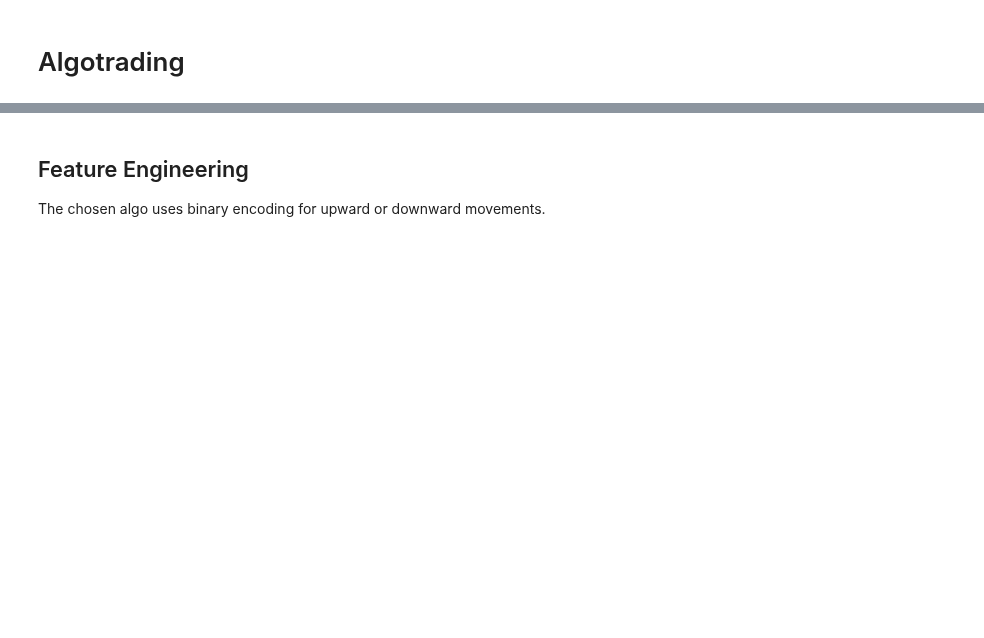
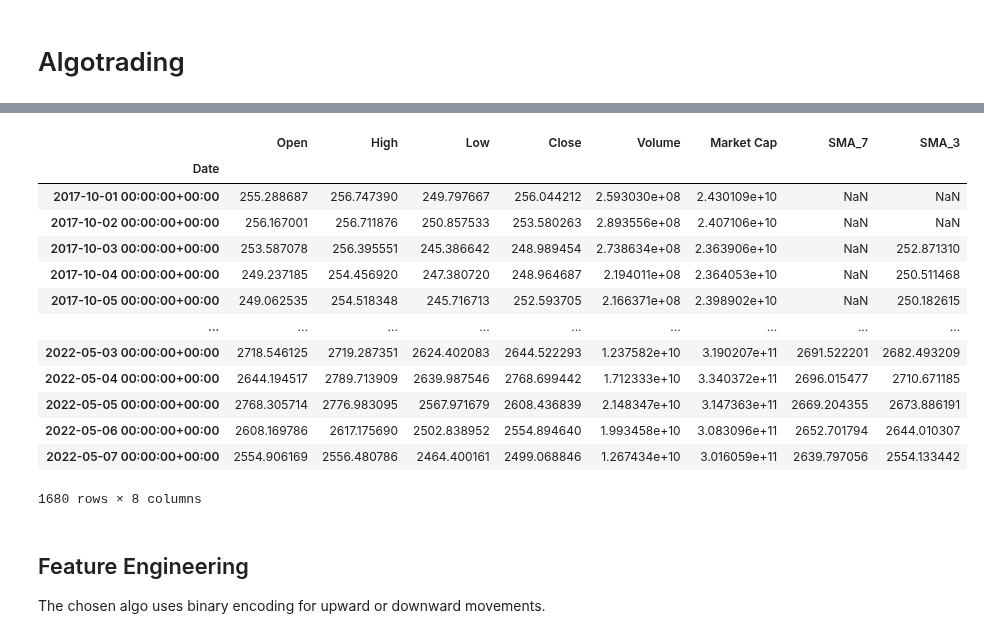
Before and after one commit to giocaizzi/surfingcrypto, a Jupyter notebook: notebooks/algotrading.ipynb, the cells around one changed output, grey strips where cells are left out. Saved outputs shown, nothing was run; the diff lists cells and outputs as text; code cells hidden in the pictures; blank space fills up the shorter version.

```diff
--- a/notebooks/algotrading.ipynb
+++ b/notebooks/algotrading.ipynb
@@ -43,3 +26,21 @@ ts.df
+# %%
+ts.ta_indicators({"sma":[{"fast":3,"slow":7}]})
+ts.df
+# %% [output]
+|  | Open | High | Low | Close | Volume | Market Cap | SMA_7 | SMA_3 |
+| Date |  |  |  |  |  |  |  |  |
+| 2017-10-01 00:00:00+00:00 | 255.288687 | 256.747390 | 249.797667 | 256.044212 | 2.593030e+08 | 2.430109e+10 | NaN | NaN |
+| 2017-10-02 00:00:00+00:00 | 256.167001 | 256.711876 | 250.857533 | 253.580263 | 2.893556e+08 | 2.407106e+10 | NaN | NaN |
+| 2017-10-03 00:00:00+00:00 | 253.587078 | 256.395551 | 245.386642 | 248.989454 | 2.738634e+08 | 2.363906e+10 | NaN | 252.871310 |
+| 2017-10-04 00:00:00+00:00 | 249.237185 | 254.456920 | 247.380720 | 248.964687 | 2.194011e+08 | 2.364053e+10 | NaN | 250.511468 |
+| 2017-10-05 00:00:00+00:00 | 249.062535 | 254.518348 | 245.716713 | 252.593705 | 2.166371e+08 | 2.398902e+10 | NaN | 250.182615 |
+| ... | ... | ... | ... | ... | ... | ... | ... | ... |
+| 2022-05-03 00:00:00+00:00 | 2718.546125 | 2719.287351 | 2624.402083 | 2644.522293 | 1.237582e+10 | 3.190207e+11 | 2691.522201 | 2682.493209 |
+| 2022-05-04 00:00:00+00:00 | 2644.194517 | 2789.713909 | 2639.987546 | 2768.699442 | 1.712333e+10 | 3.340372e+11 | 2696.015477 | 2710.671185 |
+| 2022-05-05 00:00:00+00:00 | 2768.305714 | 2776.983095 | 2567.971679 | 2608.436839 | 2.148347e+10 | 3.147363e+11 | 2669.204355 | 2673.886191 |
+| 2022-05-06 00:00:00+00:00 | 2608.169786 | 2617.175690 | 2502.838952 | 2554.894640 | 1.993458e+10 | 3.083096e+11 | 2652.701794 | 2644.010307 |
+| 2022-05-07 00:00:00+00:00 | 2554.906169 | 2556.480786 | 2464.400161 | 2499.068846 | 1.267434e+10 | 3.016059e+11 | 2639.797056 | 2554.133442 |
+1680 rows × 8 columns
 # %% [markdown]
 ## Feature Engineering
 
```
Also changed, not shown: parts of 1 cell of this notebook, 7 other files.
